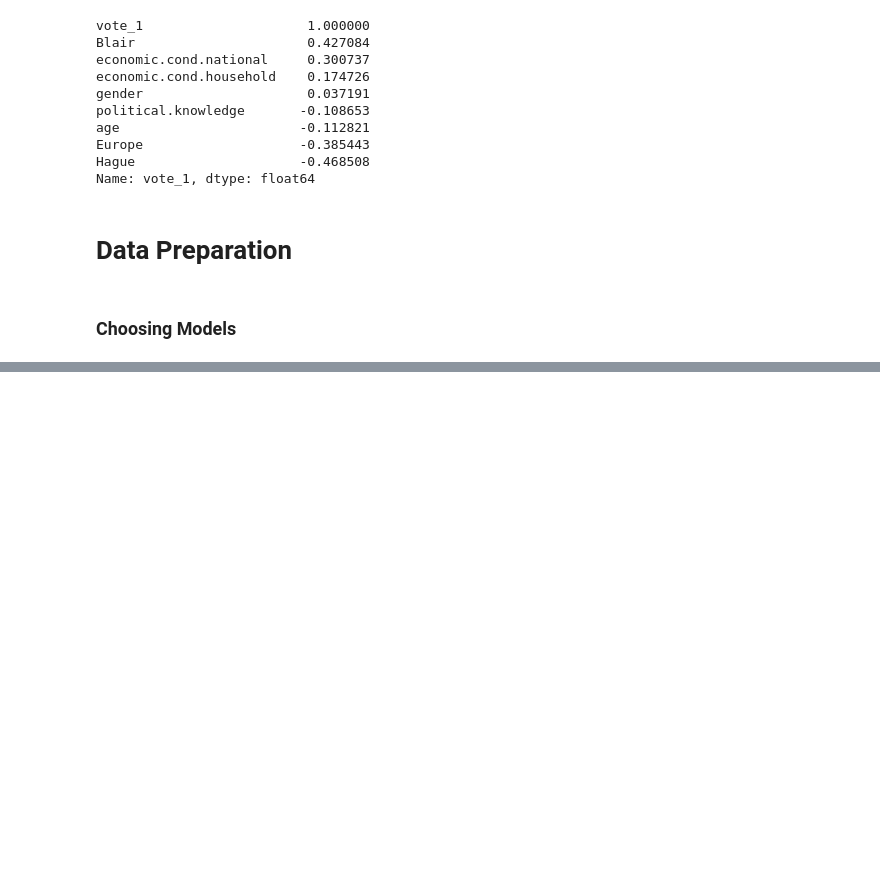
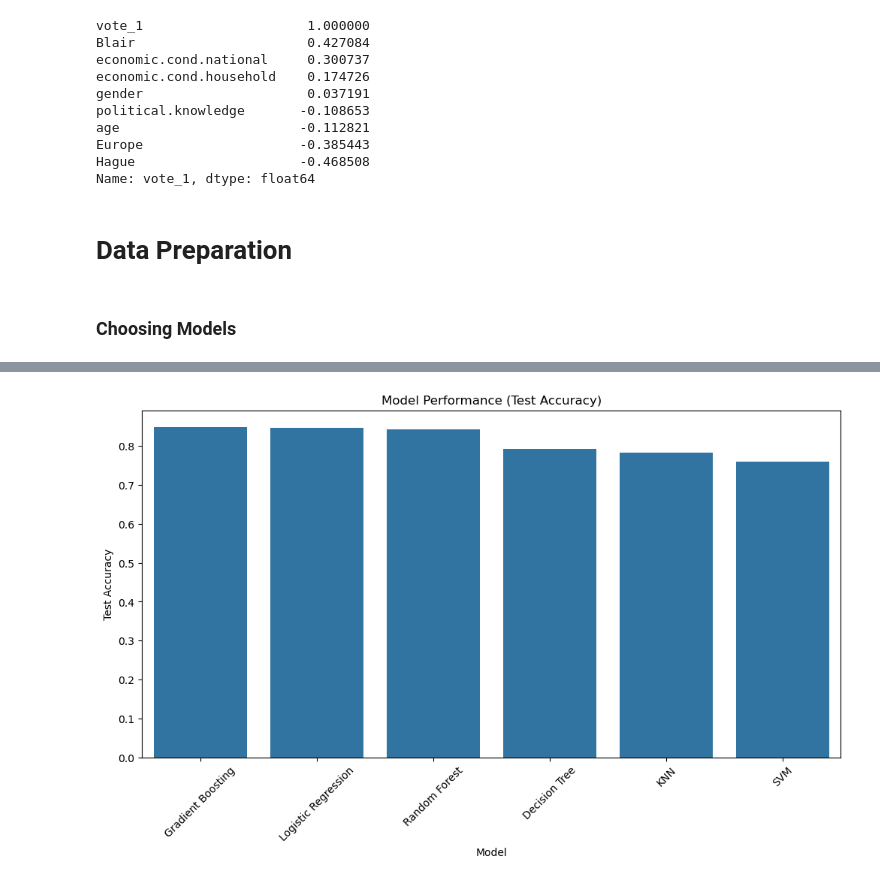
Before and after one commit to alokg-812/MachineLearning, a Jupyter notebook: MachineLearningSOT1/Project/ Sample Jupyter Notebook.ipynb, the cells around one changed output, grey strips where cells are left out. Saved outputs shown, nothing was run; the diff lists cells and outputs as text; code cells hidden in the pictures; blank space fills up the shorter version.

```diff
--- a/MachineLearningSOT1/Project/ Sample Jupyter Notebook.ipynb
+++ b/MachineLearningSOT1/Project/ Sample Jupyter Notebook.ipynb
@@ -375,0 +452,34 @@ Fitting 5 folds for each of 19800 candidates, totalling 99000 fits
+# %%
+results = []
+
+for name, model in models.items():
+    # Train model
+    model.fit(X_train, y_train)
+
+    # Predictions
+    y_train_pred = model.predict(X_train)
+    y_test_pred = model.predict(X_test)
+
+    # Probabilities for AUC (except Decision Tree and KNN, which don't support `predict_proba` well)
+    y_train_prob = model.predict_proba(X_train)[:, 1] if hasattr(model, "predict_proba") else None
+    y_test_prob = model.predict_proba(X_test)[:, 1] if hasattr(model, "predict_proba") else None
+
+    # Metrics
+    metrics_dict = {
+        "Model": name,
+        "Train Accuracy": accuracy_score(y_train, y_train_pred),
+        "Test Accuracy": accuracy_score(y_test, y_test_pred),
+        "Train Precision": precision_score(y_train, y_train_pred),
+        "Test Precision": precision_score(y_test, y_test_pred),
+        "Train Recall": recall_score(y_train, y_train_pred),
+        "Test Recall": recall_score(y_test, y_test_pred),
+        "Train F1-score": f1_score(y_train, y_train_pred),
+        "Test F1-score": f1_score(y_test, y_test_pred),
+        "Train AUC": roc_auc_score(y_train, y_train_prob) if y_train_prob is not None else None,
+        "Test AUC": roc_auc_score(y_test, y_test_prob) if y_test_prob is not None else None
+    }
+
+    results.append(metrics_dict)
+
+# Convert results to DataFrame for easy comparison
+results_df = pd.DataFrame(results)
@@ -375,0 +506,9 @@ Fitting 5 folds for each of 19800 candidates, totalling 99000 fits
+# %%
+# Test accuracy comparision:
+plt.figure(figsize=(12,6))
+sns.barplot(x="Model", y="Test Accuracy", data=results_df.sort_values(by="Test Accuracy", ascending=False))
+plt.xticks(rotation=45)
+plt.title("Model Performance (Test Accuracy)")
+plt.show()
+# %% [output]
+[figure, added]
```
Also changed, not shown: parts of 19 cells of this notebook.
